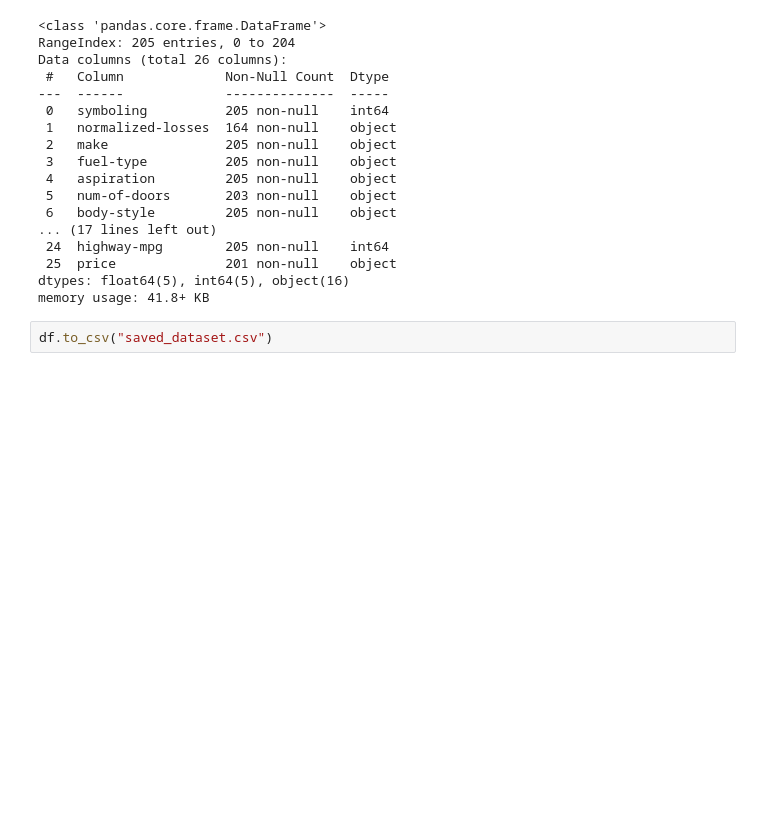
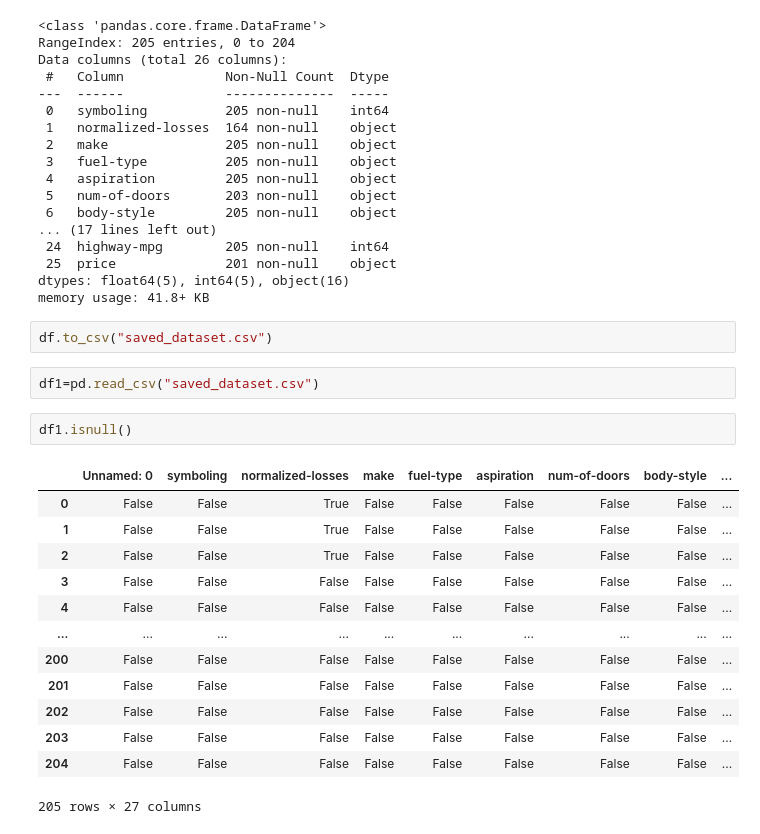
Before and after one commit to Aasthapaudel/-Imagine-cup-cloud-skill-Challenge-, a Jupyter notebook: Data_processing.ipynb, the cells around one changed output. Saved outputs shown, nothing was run; the diff lists cells and outputs as text; blank space fills up the shorter version.

```diff
--- a/Data_processing.ipynb
+++ b/Data_processing.ipynb
@@ -146,3 +146,21 @@ dtypes: float64(5), int64(5), object(16)
 memory usage: 41.8+ KB
 # %%
 df.to_csv("saved_dataset.csv")
+# %%
+df1=pd.read_csv("saved_dataset.csv")
+# %%
+df1.isnull()
+# %% [output]
+|  | Unnamed: 0 | symboling | normalized-losses | make | fuel-type | aspiration | num-of-doors | body-style | ... |
+| 0 | False | False | True | False | False | False | False | False | ... |
+| 1 | False | False | True | False | False | False | False | False | ... |
+| 2 | False | False | True | False | False | False | False | False | ... |
+| 3 | False | False | False | False | False | False | False | False | ... |
+| 4 | False | False | False | False | False | False | False | False | ... |
+| ... | ... | ... | ... | ... | ... | ... | ... | ... | ... |
+| 200 | False | False | False | False | False | False | False | False | ... |
+| 201 | False | False | False | False | False | False | False | False | ... |
+| 202 | False | False | False | False | False | False | False | False | ... |
+| 203 | False | False | False | False | False | False | False | False | ... |
+| 204 | False | False | False | False | False | False | False | False | ... |
+205 rows × 27 columns
```
Also changed, not shown: parts of 19 cells of this notebook.
